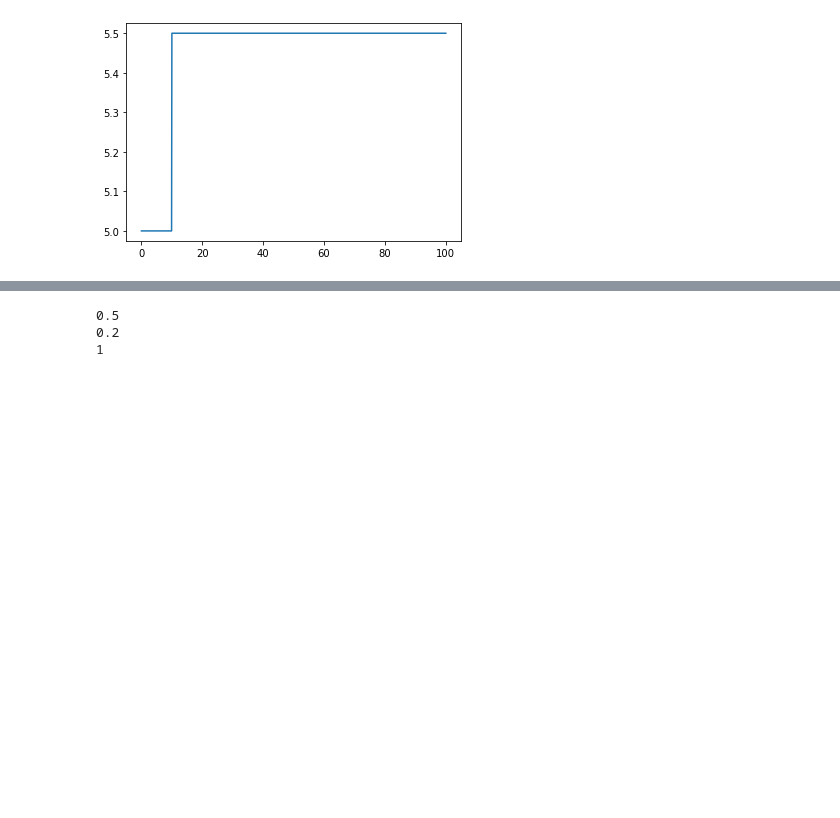
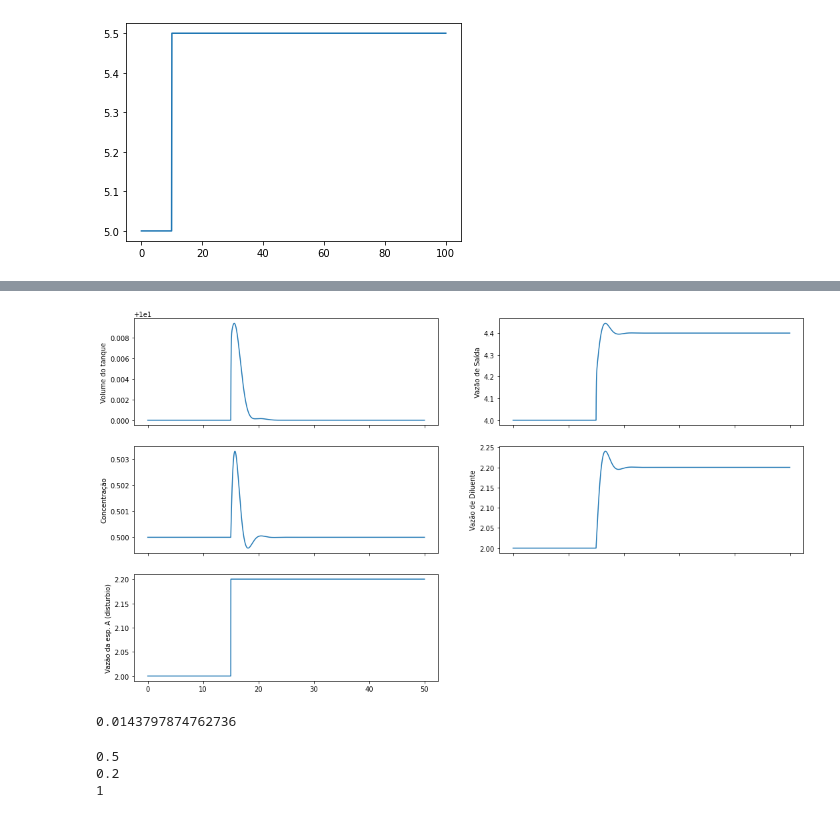
Before and after one commit to joaobus/Projeto-TCC, a Jupyter notebook: src/exemplo_gerador_de_disturbio.ipynb, the cells around one changed output, grey strips where cells are left out. Cells and saved outputs as stored; diff of their text form; code cells hidden in the pictures; blank space fills up the shorter version.

```diff
--- a/src/exemplo_gerador_de_disturbio.ipynb
+++ b/src/exemplo_gerador_de_disturbio.ipynb
@@ -65,0 +65,9 @@ sistema_fisico = Misturador(entradas,saidas,dimensoes,setpoints,var_erro_zero,co
+# %%
+from classes.AnalisadorDeConstantes import AnalisadorDeConstantes
+from classes.SistemaFisico import Misturador
+from classes.GeradorDeDisturbios import GeradorDeDisturbios
+
+sistema_fisico = Misturador()
+degrau = GeradorDeDisturbios().degrau(0.1,15)
+analisador = AnalisadorDeConstantes(sistema_fisico,Rmax=0.01,tsample_inicial=1e-5,disturbio=degrau)
+analisador.otimizar_constantes().escrever_no_banco()
@@ -66,3 +83,12 @@ sistema_fisico = Misturador(entradas,saidas,dimensoes,setpoints,var_erro_zero,co
+# %%
+sistema_fisico.constantes_controlador = analisador.melhores_constantes
+sistema_fisico.simular(degrau).plotar_graficos()
+# %% [output]
+[figure, added]
+# %%
+sistema_fisico.score()
+# %% [output]
+0.0143797874762736
 # %%
 print(senoidal1.intensidade)
 print(senoidal2.intensidade)
```
Also changed, not shown: parts of 9 cells of this notebook, 2 other files.
